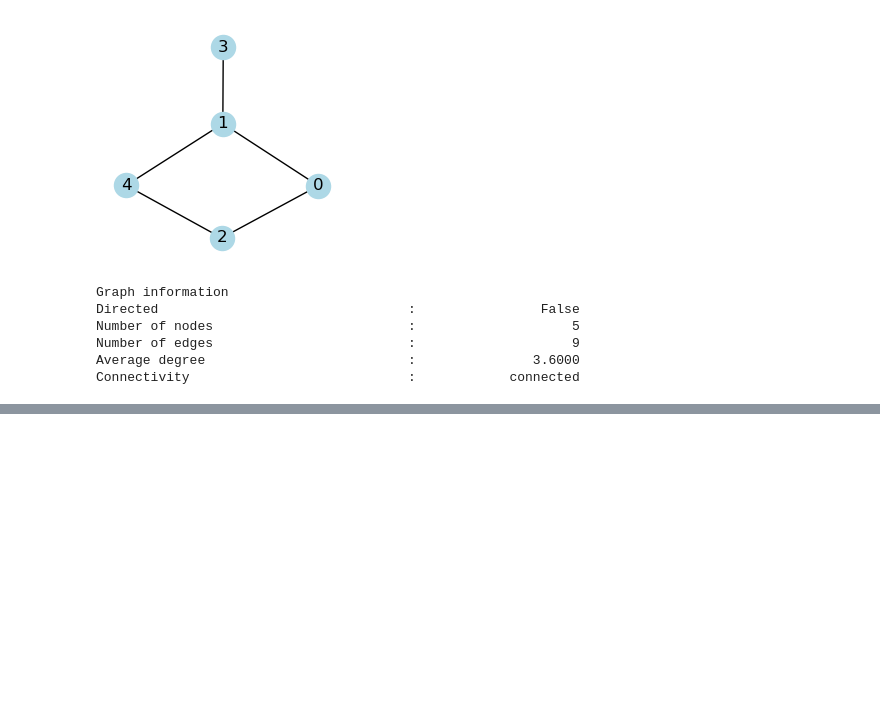
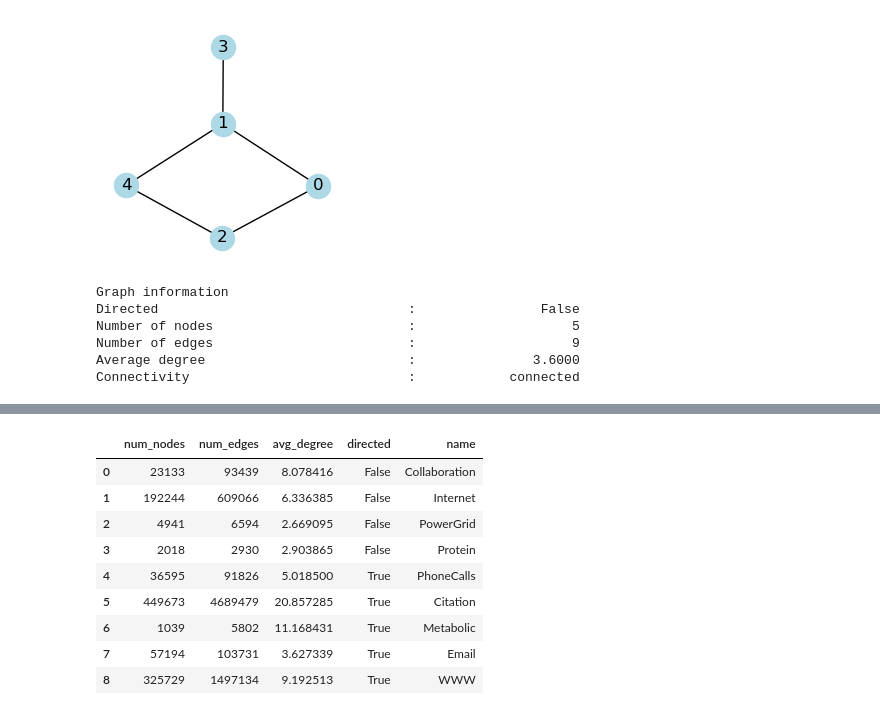
Before and after one commit to Ziaeemehr/netsci, a Jupyter notebook: examples/chap_02.ipynb, the cells around one changed output, grey strips where cells are left out. Cells and saved outputs as stored; diff of their text form; code cells hidden in the pictures; blank space fills up the shorter version.

Commit message:
loading sample datasets modified. Chapter 2, table 2.1 added.

```diff
--- a/examples/chap_02.ipynb
+++ b/examples/chap_02.ipynb
@@ -301,0 +310,3 @@ Connectivity                            :            connected
+# %%
+nets = list(list_sample_graphs().keys())
+nets
@@ -301,0 +324,2 @@ Connectivity                            :            connected
+# %%
+G = load_sample_graph("Internet")
@@ -301,0 +335,3 @@ Connectivity                            :            connected
+# %%
+for net in tqdm(nets, desc="Processing sample graphs"):
+    print(net)
@@ -301,0 +349,35 @@ Connectivity                            :            connected
+# %%
+data_list = []
+
+for net in tqdm(nets[:-1], desc="Processing sample graphs"):
+    G = load_sample_graph(net)
+    num_nodes = G.number_of_nodes()
+    num_edges = G.number_of_edges()
+    avg_degree = average_degree(G)
+    directed = nx.is_directed(G)
+
+    # Append a dictionary of data for this network to the list
+    data_list.append({
+        'num_nodes': num_nodes,
+        'num_edges': num_edges,
+        'avg_degree': avg_degree,
+        "directed": directed,
+        "name": net
+    })
+
+# Create the DataFrame from the list of dictionaries
+df = pd.DataFrame(data_list)
+
+# Display the DataFrame
+df
+# %% [output]
+|  | num_nodes | num_edges | avg_degree | directed | name |
+| 0 | 23133 | 93439 | 8.078416 | False | Collaboration |
+| 1 | 192244 | 609066 | 6.336385 | False | Internet |
+| 2 | 4941 | 6594 | 2.669095 | False | PowerGrid |
+| 3 | 2018 | 2930 | 2.903865 | False | Protein |
+| 4 | 36595 | 91826 | 5.018500 | True | PhoneCalls |
+| 5 | 449673 | 4689479 | 20.857285 | True | Citation |
+| 6 | 1039 | 5802 | 11.168431 | True | Metabolic |
+| 7 | 57194 | 103731 | 3.627339 | True | Email |
+| 8 | 325729 | 1497134 | 9.192513 | True | WWW |
```
Also changed, not shown: parts of 6 cells of this notebook, 4 other files.
